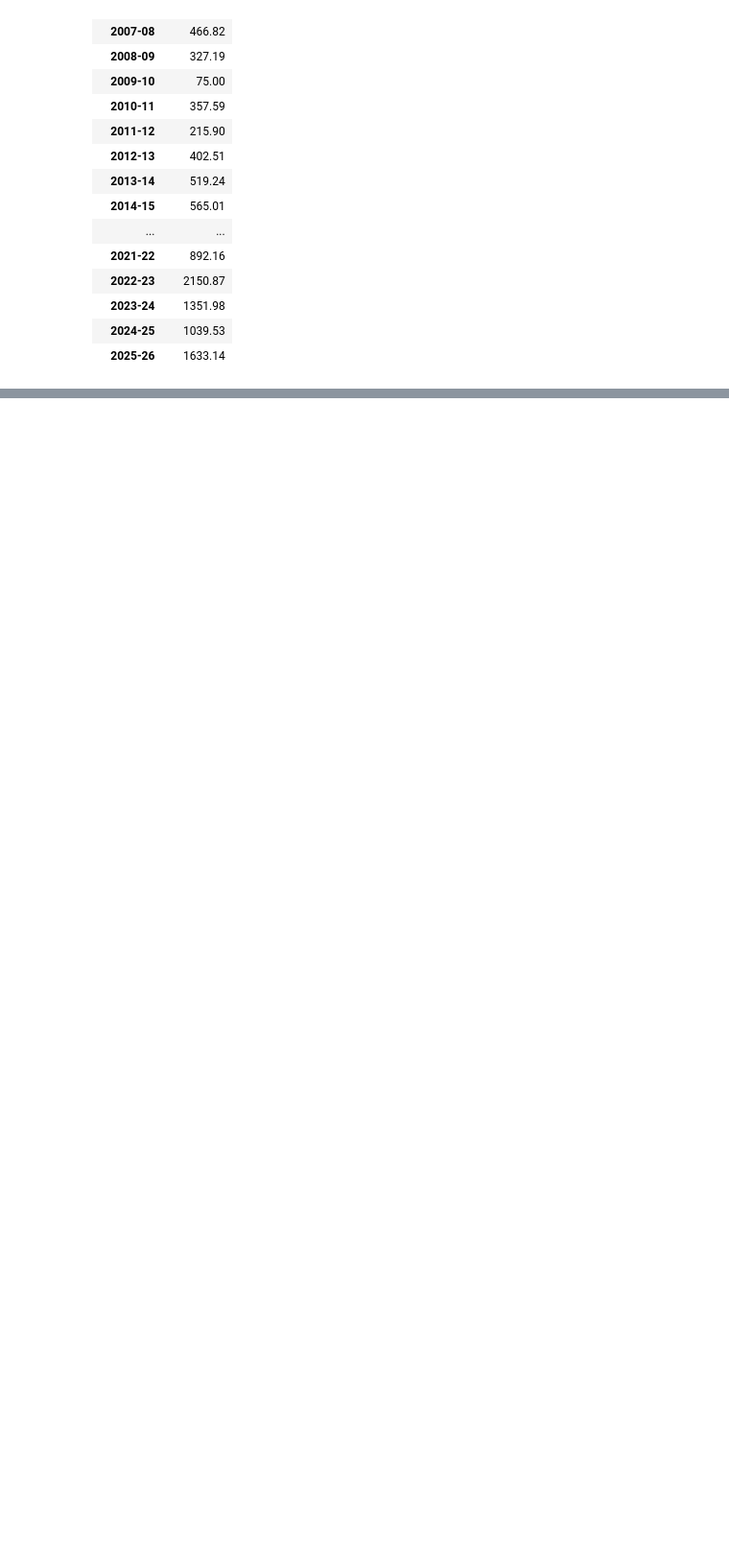
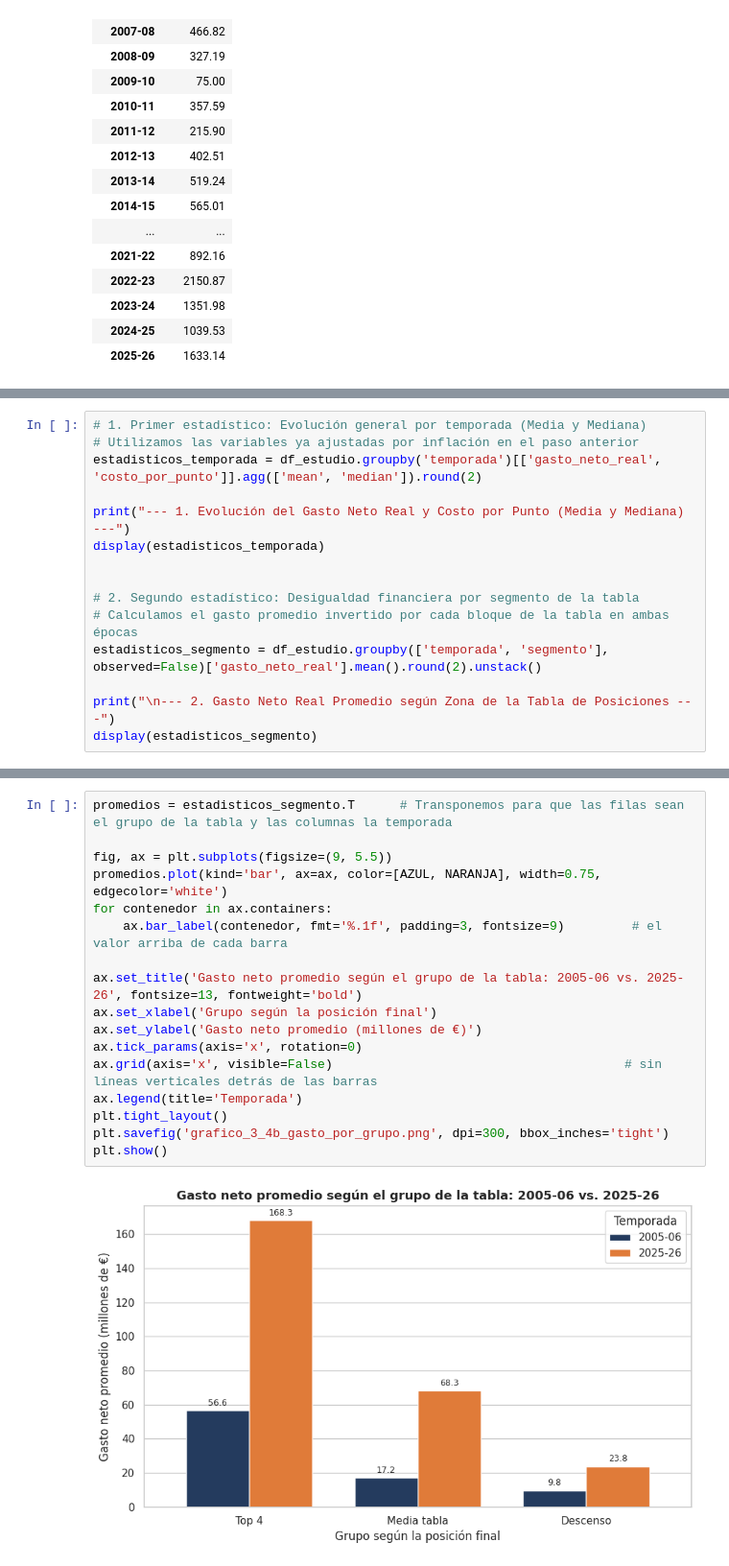
Before and after one commit to valeencamargo14/TP-Labo-, a Jupyter notebook: TP_Labo.ipynb, the cells around one changed output, grey strips where cells are left out. Shown at 96% size. Saved outputs shown, nothing was run; the diff lists cells and outputs as text; blank space fills up the shorter version.

```diff
--- a/TP_Labo.ipynb
+++ b/TP_Labo.ipynb
@@ -380,0 +383,15 @@ plt.show()
+# %%
+# 1. Primer estadístico: Evolución general por temporada (Media y Mediana)
+# Utilizamos las variables ya ajustadas por inflación en el paso anterior
+estadisticos_temporada = df_estudio.groupby('temporada')[['gasto_neto_real', 'costo_por_punto']].agg(['mean', 'median']).round(2)
+
+print("--- 1. Evolución del Gasto Neto Real y Costo por Punto (Media y Mediana) ---")
+display(estadisticos_temporada)
+
+
+# 2. Segundo estadístico: Desigualdad financiera por segmento de la tabla
+# Calculamos el gasto promedio invertido por cada bloque de la tabla en ambas épocas
+estadisticos_segmento = df_estudio.groupby(['temporada', 'segmento'], observed=False)['gasto_neto_real'].mean().round(2).unstack()
+
+print("\n--- 2. Gasto Neto Real Promedio según Zona de la Tabla de Posiciones ---")
+display(estadisticos_segmento)
@@ -380,0 +472,19 @@ plt.show()
+# %%
+promedios = estadisticos_segmento.T      # Transponemos para que las filas sean el grupo de la tabla y las columnas la temporada
+
+fig, ax = plt.subplots(figsize=(9, 5.5))
+promedios.plot(kind='bar', ax=ax, color=[AZUL, NARANJA], width=0.75, edgecolor='white')
+for contenedor in ax.containers:
+    ax.bar_label(contenedor, fmt='%.1f', padding=3, fontsize=9)         # el valor arriba de cada barra
+
+ax.set_title('Gasto neto promedio según el grupo de la tabla: 2005-06 vs. 2025-26', fontsize=13, fontweight='bold')
+ax.set_xlabel('Grupo según la posición final')
+ax.set_ylabel('Gasto neto promedio (millones de €)')
+ax.tick_params(axis='x', rotation=0)
+ax.grid(axis='x', visible=False)                                       # sin líneas verticales detrás de las barras
+ax.legend(title='Temporada')
+plt.tight_layout()
+plt.savefig('grafico_3_4b_gasto_por_grupo.png', dpi=300, bbox_inches='tight')
+plt.show()
+# %% [output]
+[figure, added]
```
Also changed, not shown: parts of 65 cells of this notebook.
